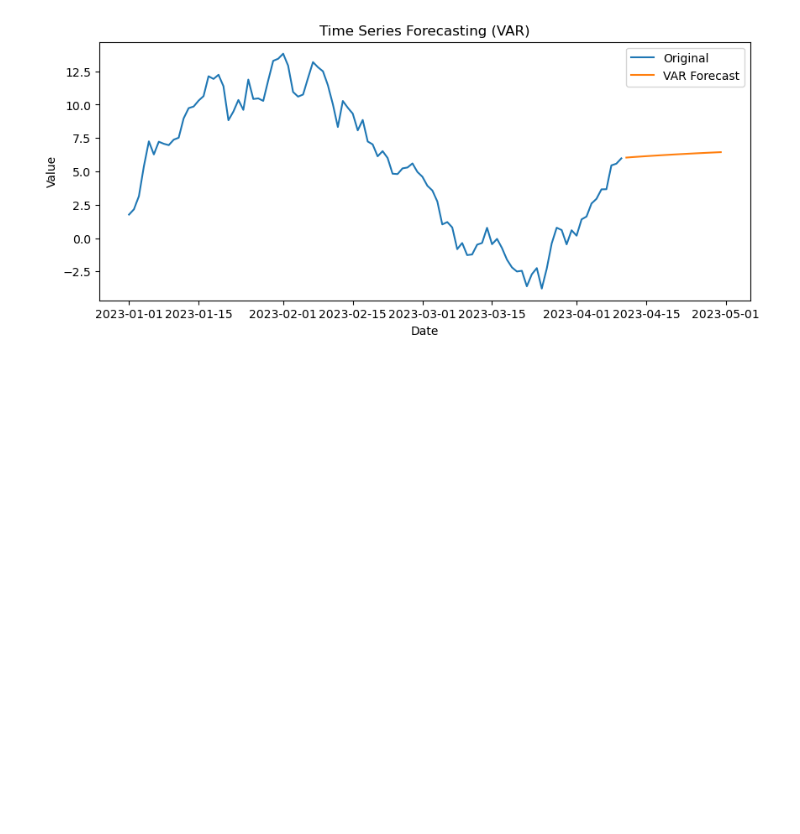
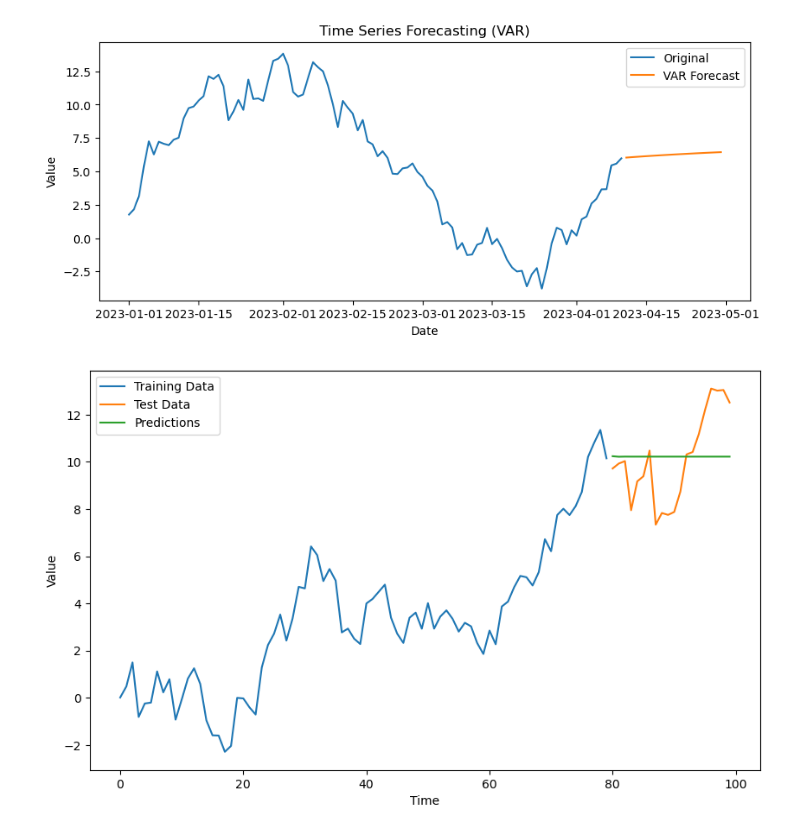
Before and after one commit to rjwrobel86/Python4Statistics, a Jupyter notebook: Notebooks/TimeSeriesAnalysis.ipynb, the cells around one changed output. Cells and saved outputs as stored; diff of their text form; code cells hidden in the pictures; blank space fills up the shorter version.

```diff
--- a/Notebooks/TimeSeriesAnalysis.ipynb
+++ b/Notebooks/TimeSeriesAnalysis.ipynb
@@ -181,3 +182,32 @@ plt.legend(loc='best')
 plt.show()
 # %% [output]
 [figure]
+# %%
+np.random.seed(7134)
+n = 100
+data = np.cumsum(np.random.randn(n))
+
+#Split the data into training and testing sets
+train_size = int(0.8 * n)
+train_data = data[:train_size]
+test_data = data[train_size:]
+
+#Fit the AR model to the training data
+order = (1, 1, 1)  #ARIMA(p, d, q)
+model = ARIMA(train_data, order=order)
+model_fit = model.fit()
+
+#Make predictions on the test data
+predictions = model_fit.predict(start=train_size, end=n-1)
+
+#Plot the original data and predicted values
+plt.figure(figsize=(10, 6))
+plt.plot(range(train_size), train_data, label='Training Data')
+plt.plot(range(train_size, n), test_data, label='Test Data')
+plt.plot(range(train_size, n), predictions, label='Predictions')
+plt.xlabel('Time')
+plt.ylabel('Value')
+plt.legend()
+plt.show()
+# %% [output]
+[figure, added]
```
Also changed, not shown: parts of 3 cells of this notebook, 13 other files.
